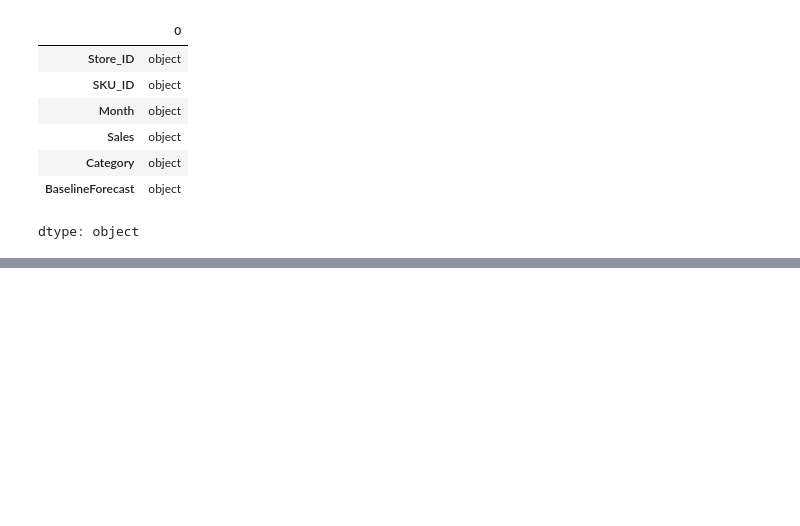
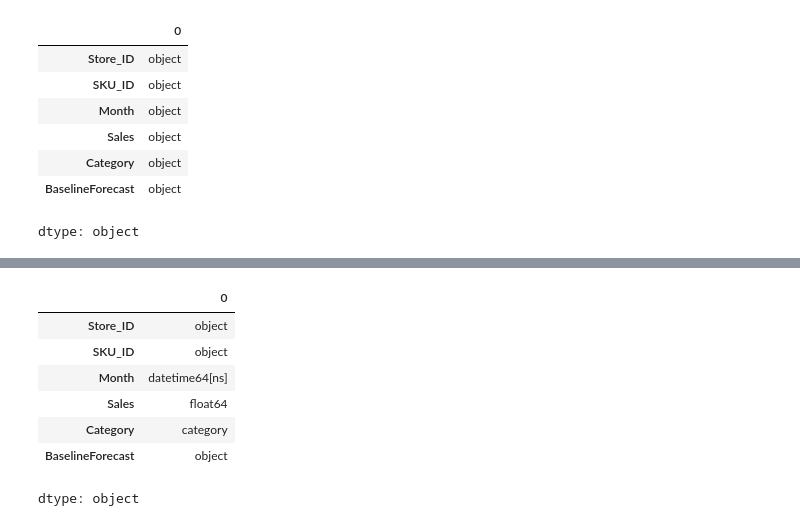
Before and after one commit to partha2412/Time-Series-Forecast, a Jupyter notebook: TimeSeries_forecasting.ipynb, the cells around one changed output, grey strips where cells are left out. Drawn from its saved outputs; the diff is of its cells as text; code cells hidden in the pictures; blank space fills up the shorter version.

```diff
--- a/TimeSeries_forecasting.ipynb
+++ b/TimeSeries_forecasting.ipynb
@@ -3,7 +3,7 @@
 # %%
 import pandas as pd
 # %%
-tdf = pd.read_parquet("/content/demand_forecasting_training.parquet")
+tdf = pd.read_parquet("/content/drive/MyDrive/DBA/Project/demand_forecasting_training.parquet")
 tdf.head()
 # %% [output]
 |  | Store_ID | SKU_ID | Month | Sales | Category | BaselineForecast |
@@ -99,0 +100,17 @@ dtype: int64
+# %%
+tdf['Sales'] = pd.to_numeric(tdf['Sales'], errors='coerce').fillna(0).astype('float64')
+tdf['Category'] = tdf["Category"].astype('category')
+tdf['Store_ID'] = tdf["Store_ID"].astype('str')
+tdf['SKU_ID'] = tdf["SKU_ID"].astype('str')
+tdf['Month'] = pd.to_datetime(tdf['Month'])
+# %%
+tdf.dtypes
+# %% [output]
+|  | 0 |
+| Store_ID | object |
+| SKU_ID | object |
+| Month | datetime64[ns] |
+| Sales | float64 |
+| Category | category |
+| BaselineForecast | object |
+dtype: object
```
Also changed, not shown: parts of 9 cells of this notebook.
